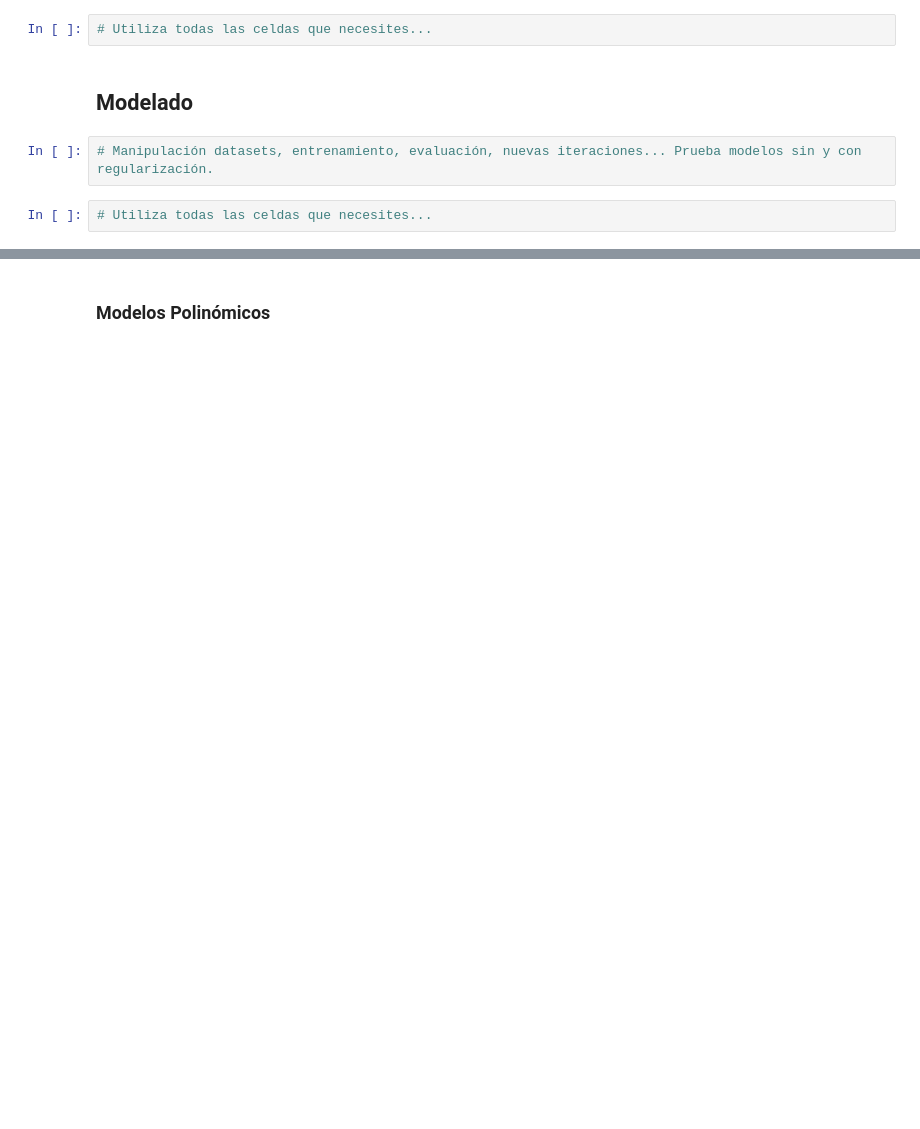
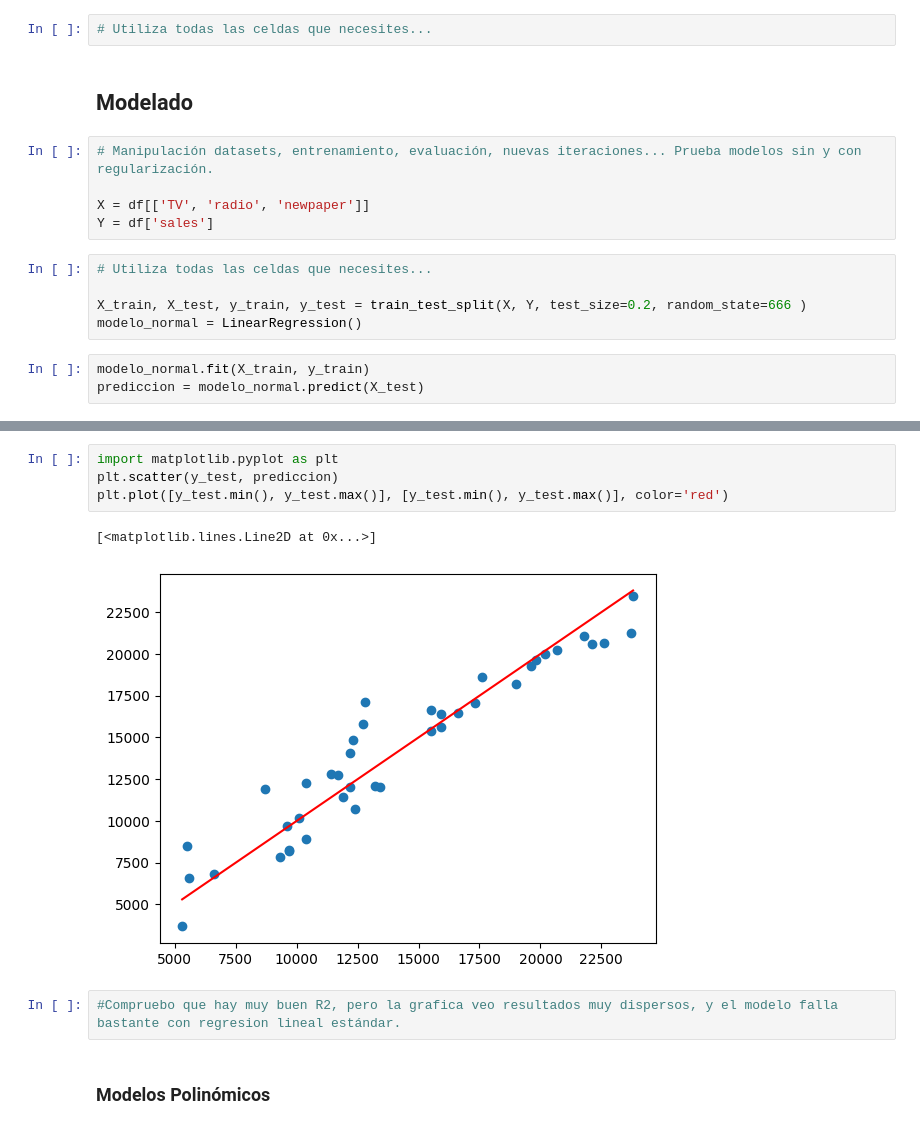
Before and after one commit to Avalverdep/2026-10-BILBAO-FT-Data-Science, a Jupyter notebook: 3-Machine_Learning/1-Supervisado/1-Regression/3-Regularization/ejercicios/Advertising_RidgeLasso.ipynb, the cells around one changed output, grey strips where cells are left out. Saved outputs shown, nothing was run; the diff lists cells and outputs as text; blank space fills up the shorter version.

```diff
--- a/3-Machine_Learning/1-Supervisado/1-Regression/3-Regularization/ejercicios/Advertising_RidgeLasso.ipynb
+++ b/3-Machine_Learning/1-Supervisado/1-Regression/3-Regularization/ejercicios/Advertising_RidgeLasso.ipynb
@@ -33,5 +76,14 @@ from sklearn.metrics import mean_absolute_error, mean_squared_error, r2_score
 ## Modelado
 # %%
 # Manipulación datasets, entrenamiento, evaluación, nuevas iteraciones... Prueba modelos sin y con regularización.
+
+X = df[['TV', 'radio', 'newpaper']]
+Y = df['sales']
 # %%
 # Utiliza todas las celdas que necesites...
+
+X_train, X_test, y_train, y_test = train_test_split(X, Y, test_size=0.2, random_state=666 )
+modelo_normal = LinearRegression()
+# %%
+modelo_normal.fit(X_train, y_train)
+prediccion = modelo_normal.predict(X_test)
@@ -38,2 +118,11 @@ from sklearn.metrics import mean_absolute_error, mean_squared_error, r2_score
+# %%
+import matplotlib.pyplot as plt
+plt.scatter(y_test, prediccion)
+plt.plot([y_test.min(), y_test.max()], [y_test.min(), y_test.max()], color='red')
+# %% [output]
+[<matplotlib.lines.Line2D at 0x...>]
+[figure, added]
+# %%
+#Compruebo que hay muy buen R2, pero la grafica veo resultados muy dispersos, y el modelo falla bastante con regresion lineal estándar.
 # %% [markdown]
 ### Modelos Polinómicos
```
Also changed, not shown: parts of 9 cells of this notebook, 3 other files.
